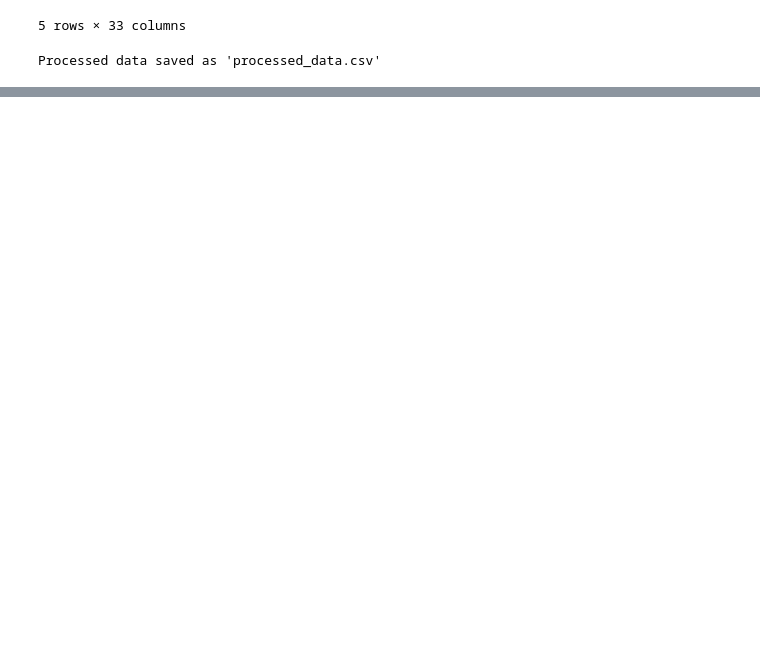
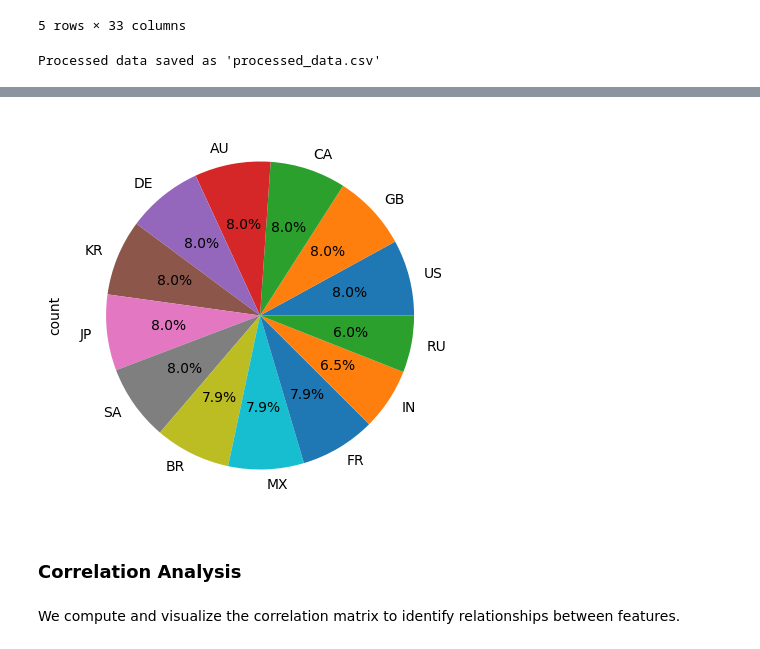
Before and after one commit to RaghdIt/DataScience, a Jupyter notebook: phase2.ipynb, the cells around one changed output, grey strips where cells are left out. Cells and saved outputs as stored; diff of their text form; code cells hidden in the pictures; blank space fills up the shorter version.

```diff
--- a/phase2.ipynb
+++ b/phase2.ipynb
@@ -267,0 +301,10 @@ Processed data saved as 'processed_data.csv'
+# %%
+#distribution according to the Region
+df['Region'].value_counts().plot.pie(autopct='%1.1f%%',figsize=(5,5))
+plt.show()
+# %% [output]
+[figure, added]
+# %% [markdown]
+### Correlation Analysis
+# %% [markdown]
+We compute and visualize the correlation matrix to identify relationships between features.
```
Also changed, not shown: parts of 9 cells of this notebook.
